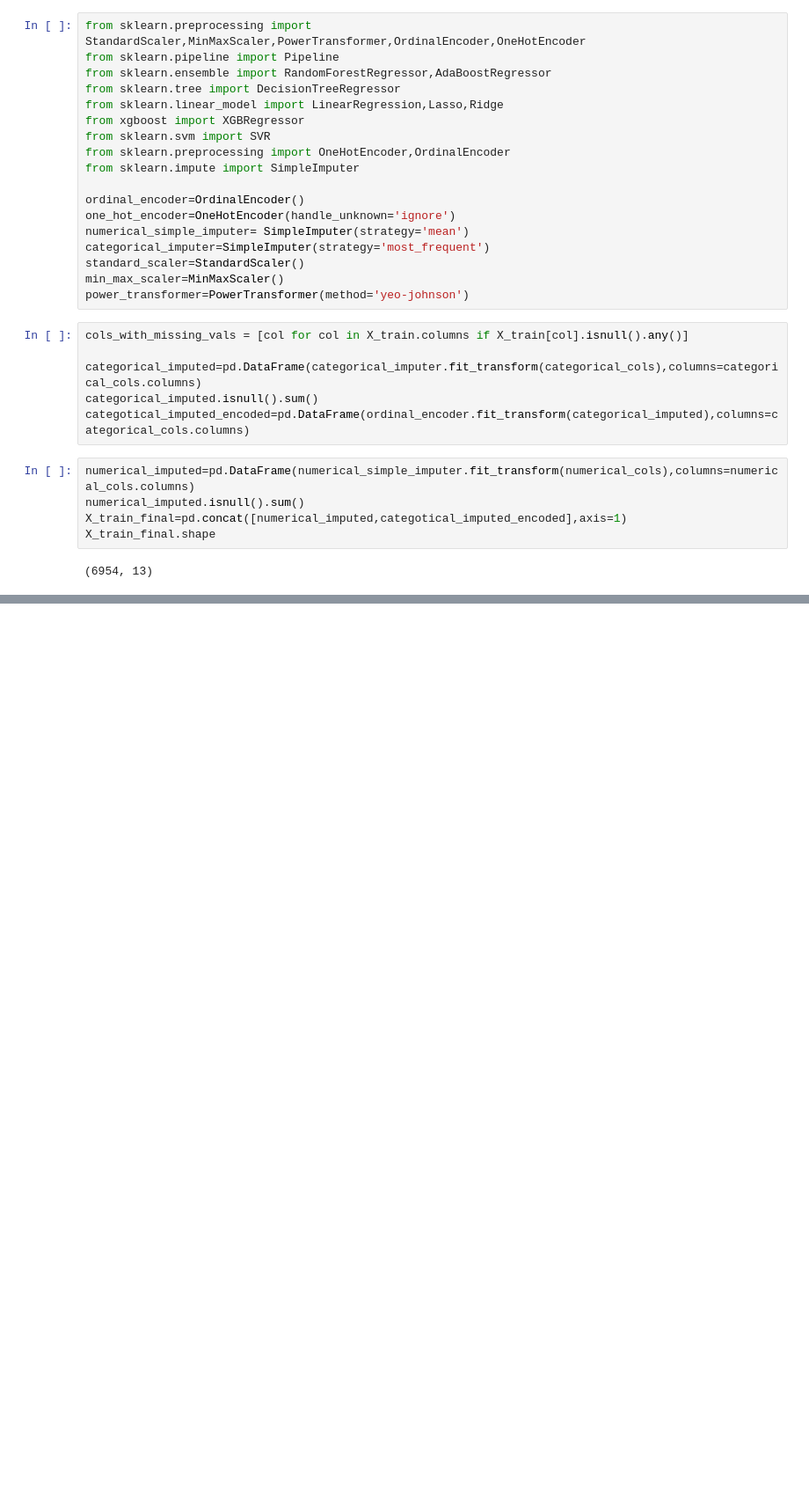
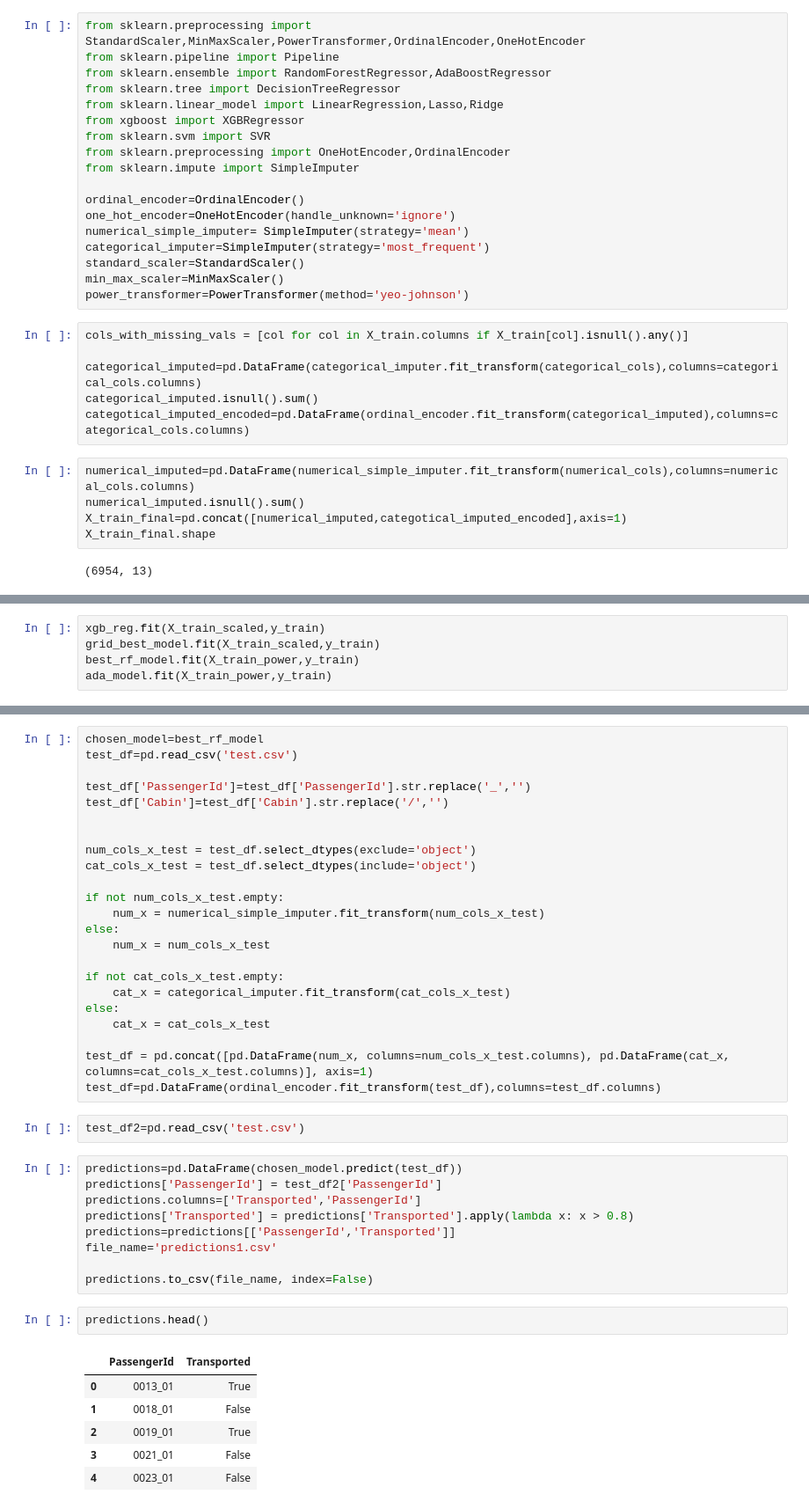
Before and after one commit to Jude-kotiano/SpaceshipTitanic, a Jupyter notebook: titanic.ipynb, the cells around one changed output, grey strips where cells are left out. Shown: that part at 88% size. Drawn from its saved outputs; the diff is of its cells as text; blank space fills up the shorter version.

```diff
--- a/titanic.ipynb
+++ b/titanic.ipynb
@@ -205,0 +234,5 @@ model=keras.models.Sequential([
+# %%
+xgb_reg.fit(X_train_scaled,y_train)
+grid_best_model.fit(X_train_scaled,y_train)
+best_rf_model.fit(X_train_power,y_train)
+ada_model.fit(X_train_power,y_train)
@@ -205,0 +256,43 @@ model=keras.models.Sequential([
+# %%
+chosen_model=best_rf_model
+test_df=pd.read_csv('test.csv')
+
+test_df['PassengerId']=test_df['PassengerId'].str.replace('_','')
+test_df['Cabin']=test_df['Cabin'].str.replace('/','')
+
+
+num_cols_x_test = test_df.select_dtypes(exclude='object')
+cat_cols_x_test = test_df.select_dtypes(include='object')
+
+if not num_cols_x_test.empty:
+    num_x = numerical_simple_imputer.fit_transform(num_cols_x_test)
+else:
+    num_x = num_cols_x_test
+
+if not cat_cols_x_test.empty:
+    cat_x = categorical_imputer.fit_transform(cat_cols_x_test)
+else:
+    cat_x = cat_cols_x_test
+
+test_df = pd.concat([pd.DataFrame(num_x, columns=num_cols_x_test.columns), pd.DataFrame(cat_x, columns=cat_cols_x_test.columns)], axis=1)
+test_df=pd.DataFrame(ordinal_encoder.fit_transform(test_df),columns=test_df.columns)
+# %%
+test_df2=pd.read_csv('test.csv')
+# %%
+predictions=pd.DataFrame(chosen_model.predict(test_df))
+predictions['PassengerId'] = test_df2['PassengerId']
+predictions.columns=['Transported','PassengerId']
+predictions['Transported'] = predictions['Transported'].apply(lambda x: x > 0.8)
+predictions=predictions[['PassengerId','Transported']]
+file_name='predictions1.csv'
+
+predictions.to_csv(file_name, index=False)
+# %%
+predictions.head()
+# %% [output]
+|  | PassengerId | Transported |
+| 0 | 0013_01 | True |
+| 1 | 0018_01 | False |
+| 2 | 0019_01 | True |
+| 3 | 0021_01 | False |
+| 4 | 0023_01 | False |
```
Also changed, not shown: parts of 11 cells of this notebook.
